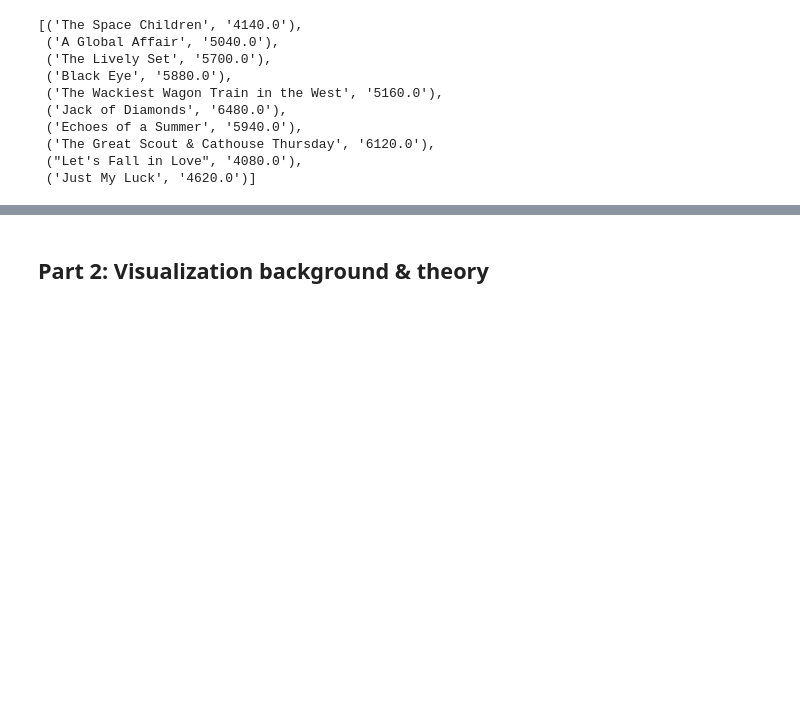
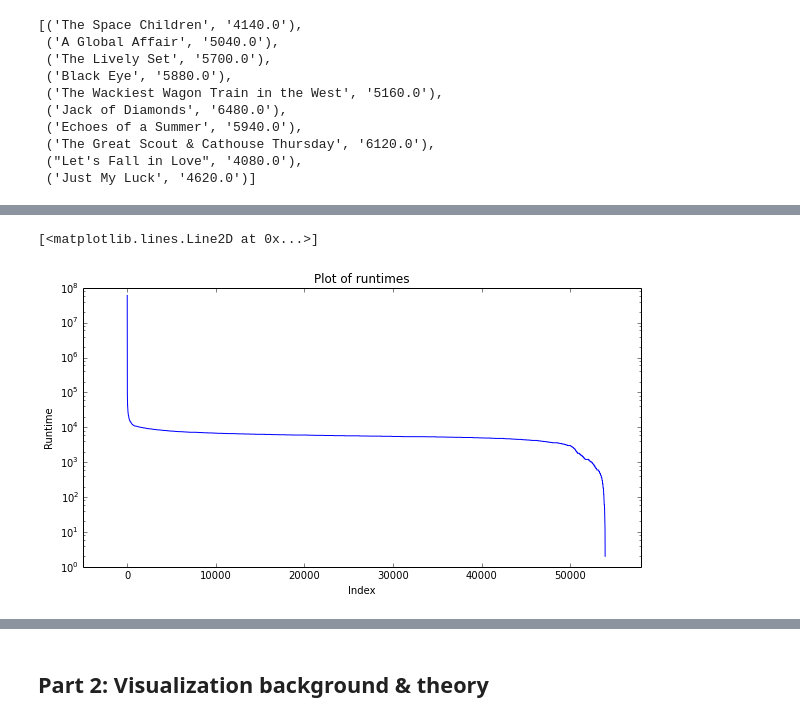
Before and after one commit to alphabits/02806-spring-2014, a Jupyter notebook: assignment-1.ipynb, the cells around one changed output, grey strips where cells are left out. Cells and saved outputs as stored; diff of their text form; code cells hidden in the pictures; blank space fills up the shorter version.

```diff
--- a/assignment-1.ipynb
+++ b/assignment-1.ipynb
@@ -98,0 +103,3 @@ name_and_runtime = (row for row in name_and_runtime_parsed if is_defined(row))
+# %%
+comparer = lambda x, y: cmp(x[1], y[1])
+name_and_runtime_sorted = sorted(name_and_runtime, cmp=comparer, reverse=True)
@@ -98,0 +160,13 @@ name_and_runtime = (row for row in name_and_runtime_parsed if is_defined(row))
+# %%
+runtimes = map(itemgetter(1), name_and_runtime_sorted)
+# %%
+plt.yscale("log")
+plt.xlabel("Index")
+plt.ylabel("Runtime")
+plt.title("Plot of runtimes")
+plt.xlim([-5000, 58000])
+plt.gcf().set_size_inches(10, 5)
+plt.plot(runtimes)
+# %% [output]
+[<matplotlib.lines.Line2D at 0x...>]
+[figure, added]
```
Also changed, not shown: parts of 17 cells of this notebook, 2 other files.
